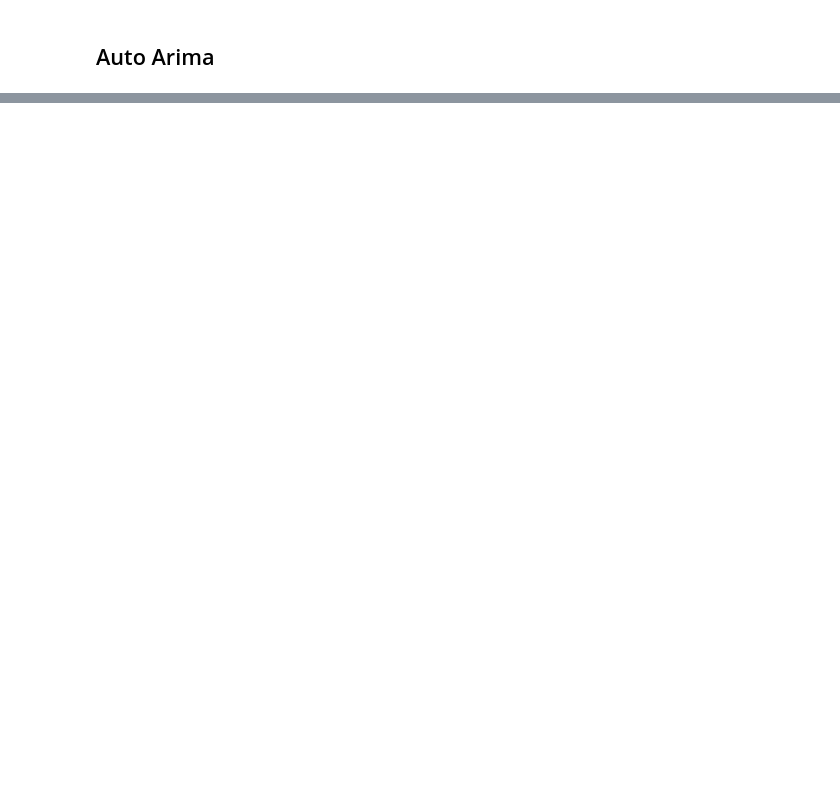
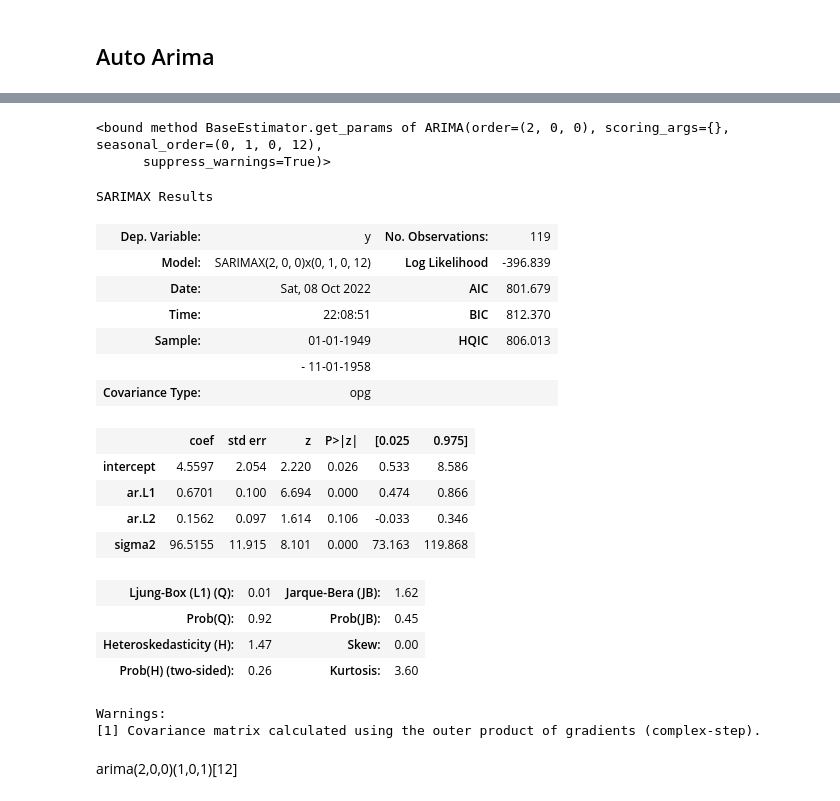
Before and after one commit to FransiscoReadyPermana/time_series, a Jupyter notebook: 24 - Classic Time Series/Part 4 - Forecasting with ARIMA Model.ipynb, the cells around one changed output, grey strips where cells are left out. Saved outputs shown, nothing was run; the diff lists cells and outputs as text; code cells hidden in the pictures; blank space fills up the shorter version.

```diff
--- a/24 - Classic Time Series/Part 4 - Forecasting with ARIMA Model.ipynb
+++ b/24 - Classic Time Series/Part 4 - Forecasting with ARIMA Model.ipynb
@@ -231,0 +265,29 @@ from pmdarima
+# %%
+arima.get_params
+# %% [output]
+<bound method BaseEstimator.get_params of ARIMA(order=(2, 0, 0), scoring_args={}, seasonal_order=(0, 1, 0, 12),
+      suppress_warnings=True)>
+# %%
+arima.summary()
+# %% [output]
+SARIMAX Results
+| Dep. Variable: | y | No. Observations: | 119 |
+| Model: | SARIMAX(2, 0, 0)x(0, 1, 0, 12) | Log Likelihood | -396.839 |
+| Date: | Sat, 08 Oct 2022 | AIC | 801.679 |
+| Time: | 22:08:51 | BIC | 812.370 |
+| Sample: | 01-01-1949 | HQIC | 806.013 |
+|  | - 11-01-1958 |  |  |
+| Covariance Type: | opg |  |  |
+|  | coef | std err | z | P>|z| | [0.025 | 0.975] |
+| intercept | 4.5597 | 2.054 | 2.220 | 0.026 | 0.533 | 8.586 |
+| ar.L1 | 0.6701 | 0.100 | 6.694 | 0.000 | 0.474 | 0.866 |
+| ar.L2 | 0.1562 | 0.097 | 1.614 | 0.106 | -0.033 | 0.346 |
+| sigma2 | 96.5155 | 11.915 | 8.101 | 0.000 | 73.163 | 119.868 |
+| Ljung-Box (L1) (Q): | 0.01 | Jarque-Bera (JB): | 1.62 |
+| Prob(Q): | 0.92 | Prob(JB): | 0.45 |
+| Heteroskedasticity (H): | 1.47 | Skew: | 0.00 |
+| Prob(H) (two-sided): | 0.26 | Kurtosis: | 3.60 |
+Warnings:
+[1] Covariance matrix calculated using the outer product of gradients (complex-step).
+# %% [markdown]
+arima(2,0,0)(1,0,1)[12]
```
Also changed, not shown: parts of 6 cells of this notebook.
